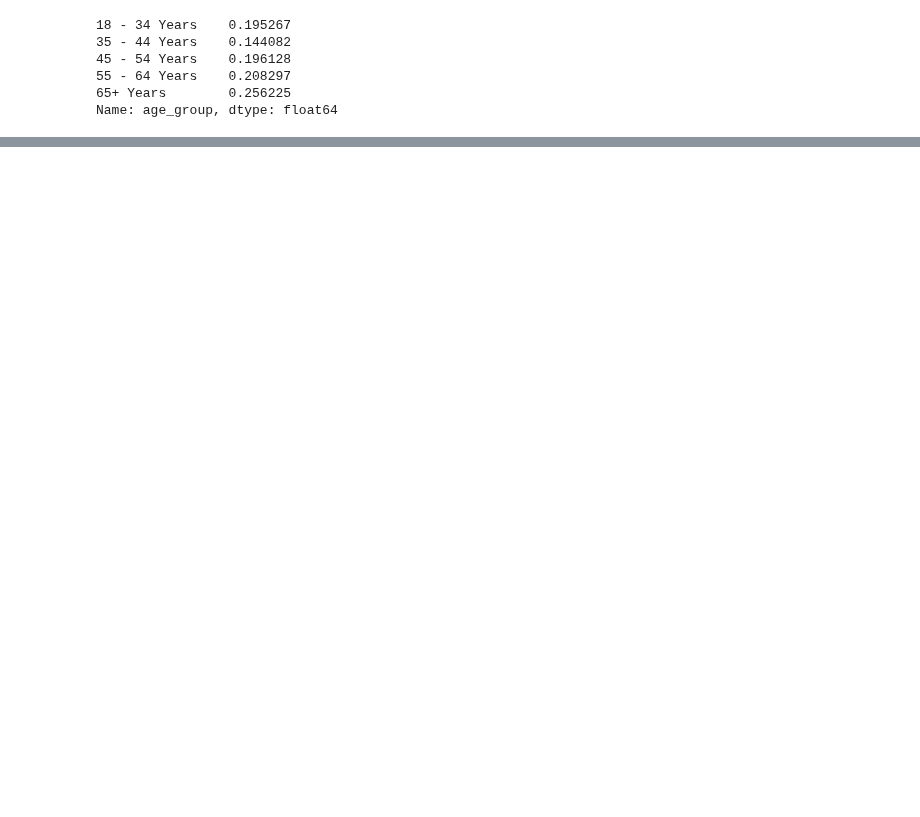
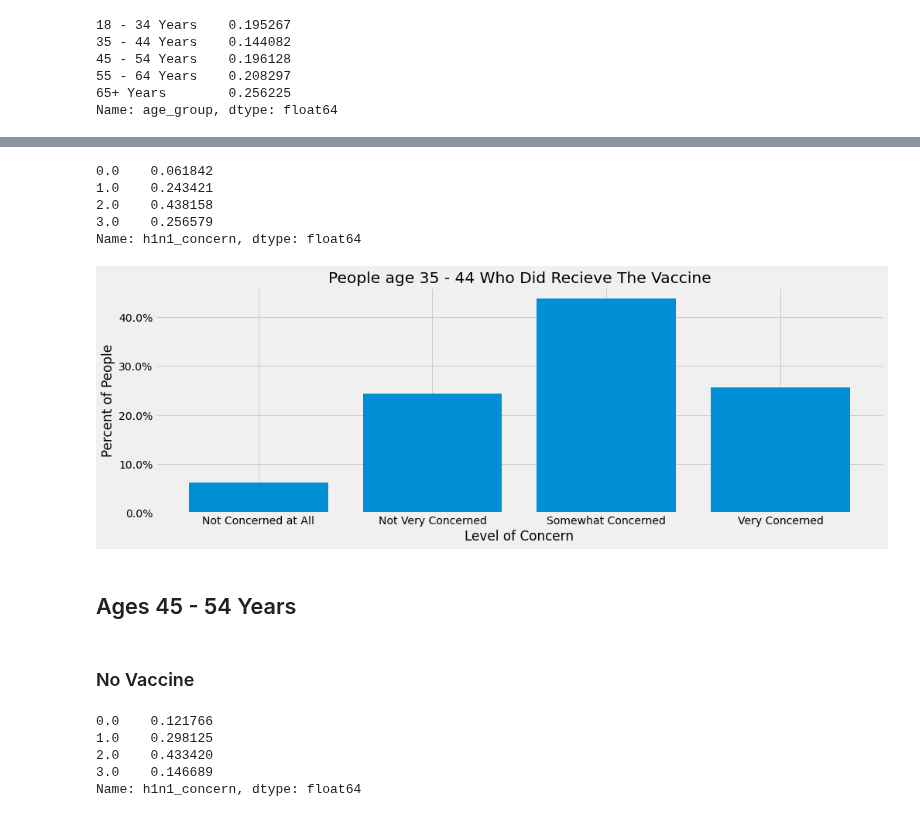
Before and after one commit to mankah/Capstone, a Jupyter notebook: Capstone.ipynb, the cells around one changed output, grey strips where cells are left out. Cells and saved outputs as stored; diff of their text form; code cells hidden in the pictures; blank space fills up the shorter version.

```diff
--- a/Capstone.ipynb
+++ b/Capstone.ipynb
@@ -489,0 +576,39 @@ Name: age_group, dtype: float64
+# %%
+under_44 = df[df.age_group == '35 - 44 Years']
+under_44_yes = under_44[under_44.h1n1_vaccine == 1]
+under_44_yes_concern = under_44_yes.h1n1_concern.value_counts(normalize = True).sort_index()
+under_44_yes_concern
+# %% [output]
+0.0    0.061842
+1.0    0.243421
+2.0    0.438158
+3.0    0.256579
+Name: h1n1_concern, dtype: float64
+# %%
+fig, ax = plt.subplots(figsize=(15, 5))
+
+x = ['Not Concerned at All', 'Not Very Concerned',
+     'Somewhat Concerned', 'Very Concerned']
+plt.bar(under_44_yes_concern.index, under_44_yes_concern.values)
+plt.title('People age 35 - 44 Who Did Recieve The Vaccine')
+plt.ylabel('Percent of People')
+plt.xlabel('Level of Concern')
+ax.yaxis.set_major_formatter(mtick.PercentFormatter(1.0))
+plt.xticks(ticks=no_vaccine.index, labels=x);
+# %% [output]
+[figure, added]
+# %% [markdown]
+## Ages 45 - 54 Years
+# %% [markdown]
+### No Vaccine
+# %%
+under_54 = df[df.age_group == '45 - 54 Years']
+under_54_no = under_54[under_54.h1n1_vaccine == 0]
+under_54_no_concern = under_54_no.h1n1_concern.value_counts(normalize = True).sort_index()
+under_54_no_concern
+# %% [output]
+0.0    0.121766
+1.0    0.298125
+2.0    0.433420
+3.0    0.146689
+Name: h1n1_concern, dtype: float64
```
Also changed, not shown: parts of 17 cells of this notebook.
